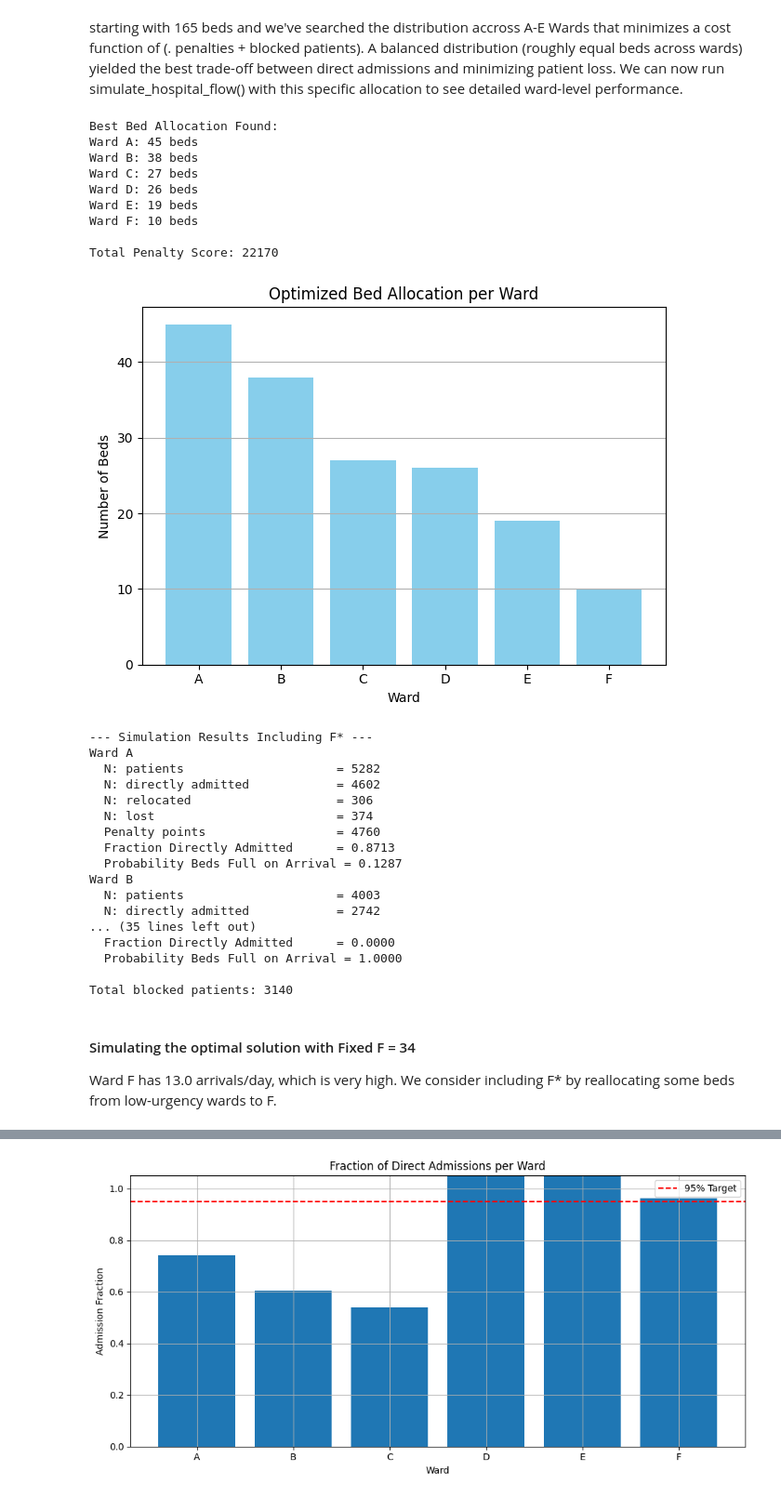
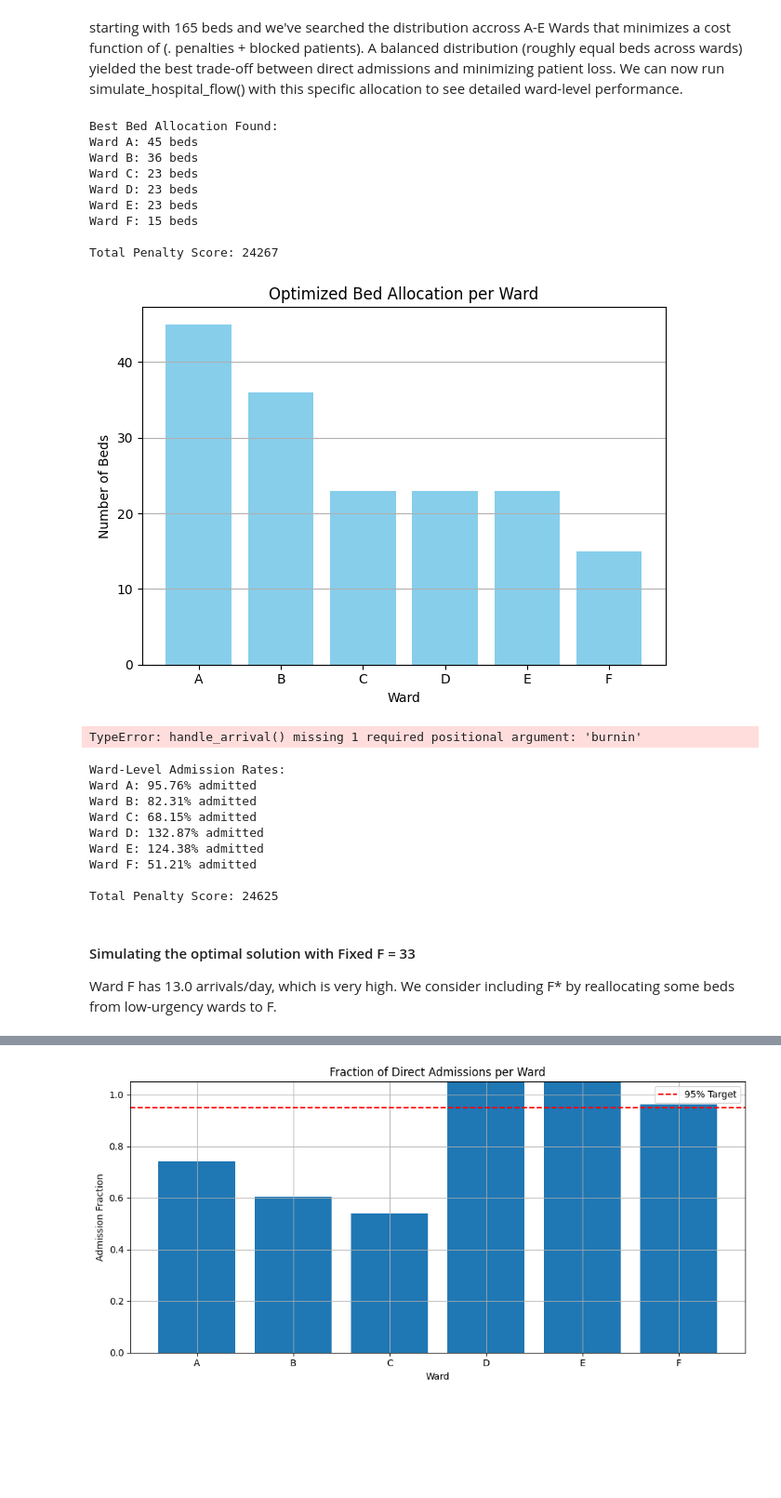
Before and after one commit to manufer20/stochastic-simulation, a Jupyter notebook: project 2/Jawhara_project_2_version_2.ipynb, the cells around one changed output, grey strips where cells are left out. Shown at 93% size. Saved outputs shown, nothing was run; the diff lists cells and outputs as text; code cells hidden in the pictures; blank space fills up the shorter version.

```diff
--- a/project 2/Jawhara_project_2_version_2.ipynb
+++ b/project 2/Jawhara_project_2_version_2.ipynb
@@ -651,60 +724,76 @@ def anneal(initial_beds, max_iter=1000, T=100.0, alpha=0.95):
         T *= alpha
     return best, best_score
 
 # ------------------ Run Optimization ------------------
 total_beds = 165
 equal_share = total_beds // len(WARDS)
 initial_beds = {w: equal_share for w in WARDS}
 initial_beds['E'] += total_beds - sum(initial_beds.values())  # balance rounding
 
 best_alloc, best_score = anneal(initial_beds)
 
 # Print Result
 print("\nBest Bed Allocation Found:")
 for ward in WARDS:
     print(f"Ward {ward}: {best_alloc[ward]} beds")
 print(f"\nTotal Penalty Score: {best_score}")
 
 # Plot
 plt.bar(best_alloc.keys(), best_alloc.values(), color='skyblue')
 plt.title('Optimized Bed Allocation per Ward')
 plt.xlabel('Ward')
 plt.ylabel('Number of Beds')
 plt.grid(axis='y')
 plt.tight_layout()
 plt.show()
 
-simulate_hospital_flow()
+simulate_hospital_flow(best_alloc)
+
+pt, pa, pr, pl, pen, block = simulate_hospital_flow(best_alloc)
+
+print("\n--- Final Simulation Results for Optimized Allocation ---")
+for w in WARDS:
+    total = pt[w]
+    admitted = pa[w]
+    print(f"Ward {w}:")
+    print(f"  Total patients: {total}")
+    print(f"  Admitted      : {admitted}")
+    print(f"  Admission rate: {admitted / total:.2%}" if total > 0 else "  N/A")
 # %% [output]
 Best Bed Allocation Found:
 Ward A: 45 beds
-Ward B: 38 beds
-Ward C: 27 beds
-Ward D: 26 beds
-Ward E: 19 beds
-Ward F: 10 beds
+Ward B: 36 beds
+Ward C: 23 beds
+Ward D: 23 beds
+Ward E: 23 beds
+Ward F: 15 beds
 
-Total Penalty Score: 22170
+Total Penalty Score: 24267
-[figure, old version]
+[figure, new version]
---- Simulation Results Including F* ---
-Ward A
-  N: patients                     = 5282
-  N: directly admitted            = 4602
-  N: relocated                    = 306
-  N: lost                         = 374
-  Penalty points                  = 4760
-  Fraction Directly Admitted      = 0.8713
-  Probability Beds Full on Arrival = 0.1287
-Ward B
-  N: patients                     = 4003
-  N: directly admitted            = 2742
-... (35 lines left out)
-  Fraction Directly Admitted      = 0.0000
-  Probability Beds Full on Arrival = 1.0000
-
-Total blocked patients: 3140
+TypeError: handle_arrival() missing 1 required positional argument: 'burnin'
+# %%
+# Evaluate performance of best allocation
+penalty, admitted, total = simulate(best_alloc)
+
+print("\nWard-Level Admission Rates:")
+for w in WARDS:
+    if total[w] > 0:
+        pct = admitted[w] / total[w]
+        print(f"Ward {w}: {pct:.2%} admitted")
+
+print(f"\nTotal Penalty Score: {penalty}")
+# %% [output]
+Ward-Level Admission Rates:
+Ward A: 95.76% admitted
+Ward B: 82.31% admitted
+Ward C: 68.15% admitted
+Ward D: 132.87% admitted
+Ward E: 124.38% admitted
+Ward F: 51.21% admitted
+
+Total Penalty Score: 24625
 # %% [markdown]
-#### Simulating the optimal solution with Fixed F = 34
+#### Simulating the optimal solution with Fixed F = 33
 
 Ward F has 13.0 arrivals/day, which is very high. We consider including F* by reallocating some beds from low-urgency wards to F.
 # %% [markdown]
```
Also changed, not shown: parts of 14 cells of this notebook.
